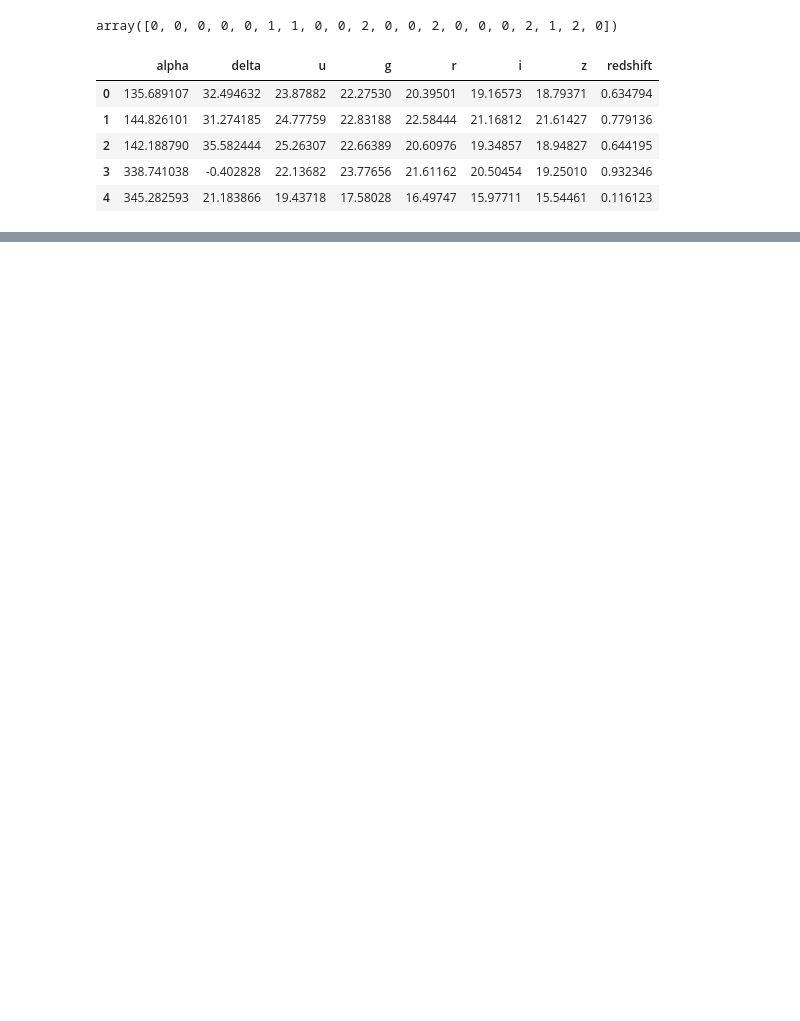
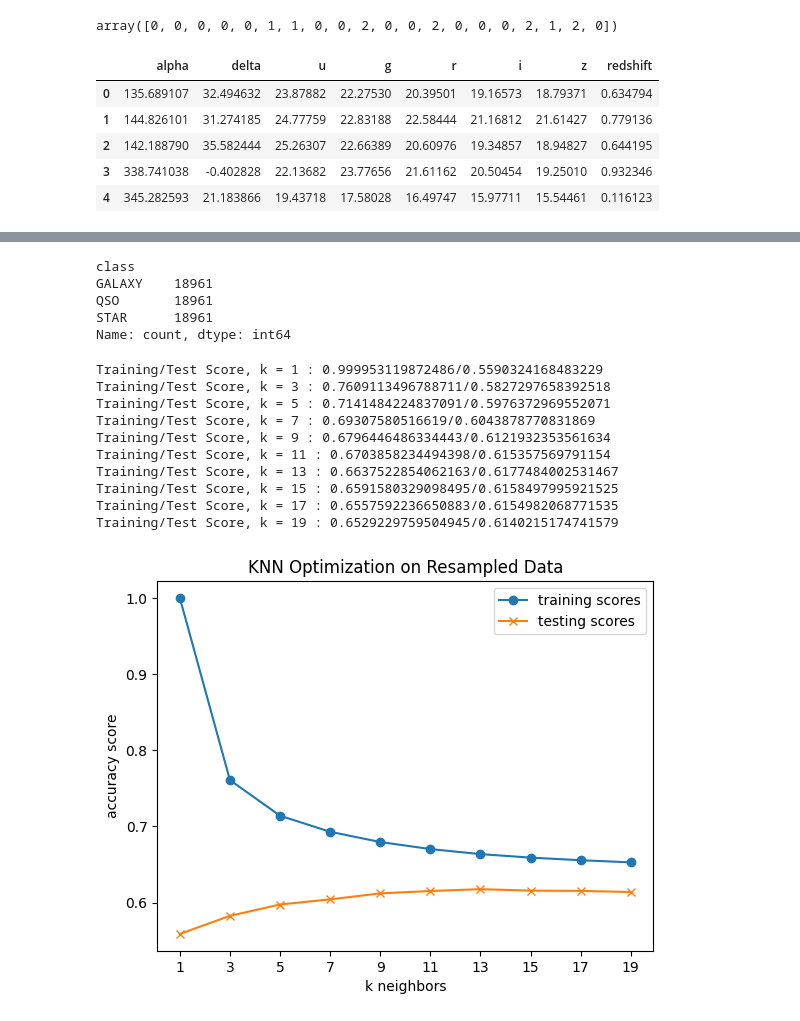
Before and after one commit to JustifiedTB/group-project-2, a Jupyter notebook: eda.ipynb, the cells around one changed output, grey strips where cells are left out. Cells and saved outputs as stored; diff of their text form; code cells hidden in the pictures; blank space fills up the shorter version.

```diff
--- a/eda.ipynb
+++ b/eda.ipynb
@@ -172,0 +321,47 @@ Testing (256 estimators, None max depth): 0.97792
+# %%
+from imblearn.under_sampling import RandomUnderSampler
+
+# Define features and target
+X = data.drop(columns=["class"]).copy()  # Features
+y = data["class"].copy()  # Target
+
+# Initialize the RandomUnderSampler
+rus = RandomUnderSampler(random_state=42)
+
+# Apply the undersampling
+X_resampled, y_resampled = rus.fit_resample(X, y)
+
+# Convert back to a DataFrame
+data_resampled = pd.DataFrame(X_resampled, columns=X.columns)
+data_resampled["class"] = y_resampled
+
+# Display the balanced class distribution
+print(data_resampled["class"].value_counts())
+# %% [output]
+class
+GALAXY    18961
+QSO       18961
+STAR      18961
+Name: count, dtype: int64
+# %%
+y_resamp_encod = le.transform(y_resampled)
+
+X_train_resamp, X_test_resamp, y_train_resamp_encod, y_test_resamp_encod = train_test_split(X_resampled, y_resamp_encod, random_state=42)
+# %%
+# knn, resampled
+
+knn_optimization(X_train_resamp, X_test_resamp,
+                 y_train_resamp_encod, y_test_resamp_encod,
+                 'Resampled')
+# %% [output]
+Training/Test Score, k = 1 : 0.999953119872486/0.5590324168483229
+Training/Test Score, k = 3 : 0.7609113496788711/0.5827297658392518
+Training/Test Score, k = 5 : 0.7141484224837091/0.5976372969552071
+Training/Test Score, k = 7 : 0.69307580516619/0.6043878770831869
+Training/Test Score, k = 9 : 0.6796446486334443/0.6121932353561634
+Training/Test Score, k = 11 : 0.6703858234494398/0.615357569791154
+Training/Test Score, k = 13 : 0.6637522854062163/0.6177484002531467
+Training/Test Score, k = 15 : 0.6591580329098495/0.6158497995921525
+Training/Test Score, k = 17 : 0.6557592236650883/0.6154982068771535
+Training/Test Score, k = 19 : 0.6529229759504945/0.6140215174741579
+[figure, added]
```
Also changed, not shown: parts of 22 cells of this notebook.
